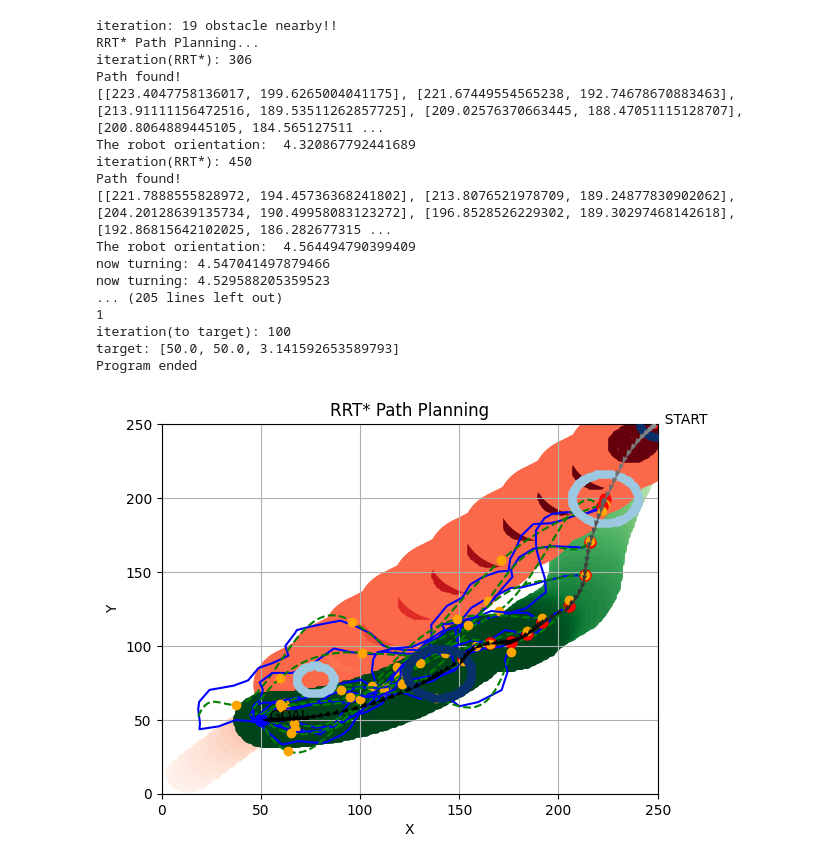
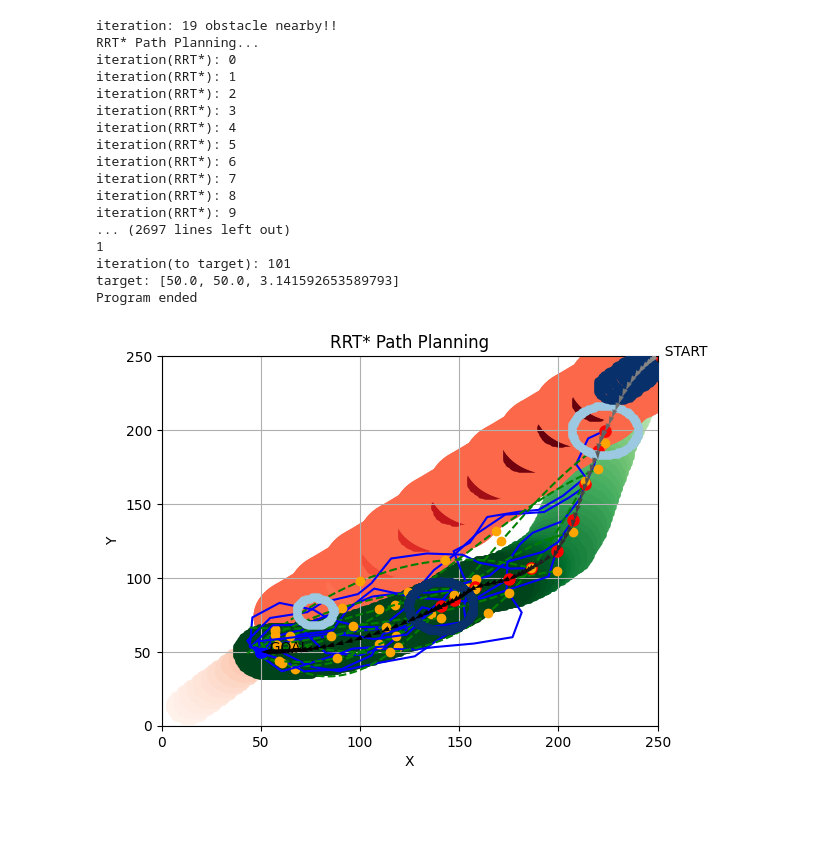
Before and after one commit to waynechu1109/Dodging-Dynamical-Obstacles-Using-Turtlebot4-Camera-Feed, a Jupyter notebook: dodge_planner.ipynb, the cells around one changed output. Saved outputs shown, nothing was run; the diff lists cells and outputs as text; code cells hidden in the pictures; blank space fills up the shorter version.

```diff
--- a/dodge_planner.ipynb
+++ b/dodge_planner.ipynb
@@ -70,6 +70,7 @@ class RRTStar:
 
     def find_path(self):
         for iteration in range(self.max_iterations):
+            print("iteration(RRT*):", iteration)
             random_node = self.generate_random_node()
             nearest_node = self.find_nearest_node(random_node)
             new_node = self.steer(nearest_node, random_node)
@@ -94,7 +95,7 @@ class RRTStar:
                     goal_node.parent = new_node
                     goal_node.cost = new_node.cost + np.sqrt((new_node.x - self.goal.x) ** 2 + (new_node.y - self.goal.y) ** 2)
                     self.node_list.append(goal_node)
-                    print("iteration(RRT*):", iteration)
+                    # print("iteration(RRT*):", iteration)
                     return self.extract_path(goal_node)
 
                 #'''
@@ -160,7 +161,7 @@ obstacle_x_velo = obstacle_velocity* np.cos(current_obstacle_position[2])
 obstacle_y_velo = obstacle_velocity* np.sin(current_obstacle_position[2])
 
 robot_radius = 17.    # cm (r)
-initial_robot_position = [249., 250., 1.25*np.pi]    # [x, y, theta]
+initial_robot_position = [249., 250., -0.75*np.pi]    # [x, y, theta]
 current_robot_position = initial_robot_position
 robot_velocity = 0.
 robot_omega = 0.
@@ -187,7 +188,7 @@ goal = (0., 0.)
 obstacle_list = []  # Format: (x, y, radius), the position after robot see it
 x_limit = (0., size)
 y_limit = (0., size)
-step_size = 5.0
+step_size = 10.0
 max_iterations = 5000
 # RRT* parameters
 
@@ -232,15 +233,15 @@ def plot_obstacle_for_RRTstar():
     # else:
     #     width = 5
     obstacle_list = []
-    width = obstacle_radius + robot_radius
+    security_width = obstacle_radius + robot_radius
 
     # create obstacle list for RRT*
-    obstacle_list.append([current_obstacle_position[0], current_obstacle_position[1], width])
-    predicted_length = 30
+    obstacle_list.append([current_obstacle_position[0], current_obstacle_position[1], security_width])
+    predicted_length = 50
     for i in range(predicted_length):
         obstacle_list_x = current_obstacle_position[0]+obstacle_x_velo*(i/sampling_freq)
         obstacle_list_y = current_obstacle_position[1]+obstacle_y_velo*(i/sampling_freq)
-        obstacle_list.append([obstacle_list_x, obstacle_list_y, width*(1-(i/predicted_length))])
+        obstacle_list.append([obstacle_list_x, obstacle_list_y, security_width*(1-(i/predicted_length))])
 
     # iteration_since_see += 1
 
@@ -420,12 +421,12 @@ while (0<current_obstacle_position[0] and current_obstacle_position[0]<size and
             while (diff_arr[2] > np.pi/6):
                 current_robot_position[2] -= np.pi/180
                 diff_arr[2] = current_robot_position[2] - smooth_theta[smooth_data_index]
-                print('now turning:', current_robot_position[2])
+                # print('now turning:', current_robot_position[2])
         elif diff_arr[2] < -np.pi/6:
             while (diff_arr[2] < -np.pi/6):
                 current_robot_position[2] += np.pi/180
                 diff_arr[2] = current_robot_position[2] - smooth_theta[smooth_data_index]
-                print('now turning:', current_robot_position[2])
+                # print('now turning:', current_robot_position[2])
 
         control_status = controller(diff_arr[0], diff_arr[1], diff_arr[2], controller_index, robot_velocity, robot_omega)
         # print(control_status)
@@ -456,43 +457,43 @@ while (0<current_obstacle_position[0] and current_obstacle_position[0]<size and
 
     # moving to next position
     move_next_position()
     plt.quiver(current_robot_position[0], current_robot_position[1],
             1*np.cos(current_robot_position[2]), 1*np.sin(current_robot_position[2]),
             scale=0.2, units='xy', zorder = 5, color=plt.cm.Greys((iteration+50)/100))
 
     # plot the area for obstacle and robot
     plot_obstacle_and_robot()
     nearby = 0
     # if iteration == 50:
     #     break
     iteration += 1
 
     # make sure the orientation if robot is between [0, 2pi]
     if current_robot_position[2] < 0:
         current_robot_position[2] += 2*np.pi
     current_robot_position[2] = current_robot_position[2]%(2*np.pi)
 
     if np.sqrt((current_robot_position[0]-target[0])**2 +
                 (current_robot_position[1]-target[1])**2) < 5. or iteration > 500:
         break
 print('target:', target)
 print("Program ended")
 # %% [output]
 iteration: 19 obstacle nearby!!
 RRT* Path Planning...
-iteration(RRT*): 306
-Path found!
-[[223.4047758136017, 199.6265004041175], [221.67449554565238, 192.74678670883463], [213.91111156472516, 189.53511262857725], [209.02576370663445, 188.47051115128707], [200.8064889445105, 184.565127511 ...
-The robot orientation:  4.320867792441689
-iteration(RRT*): 450
-Path found!
-[[221.7888555828972, 194.45736368241802], [213.8076521978709, 189.24877830902062], [204.20128639135734, 190.49958083123272], [196.8528526229302, 189.30297468142618], [192.86815642102025, 186.282677315 ...
-The robot orientation:  4.564494790399409
-now turning: 4.547041497879466
-now turning: 4.529588205359523
-... (205 lines left out)
+iteration(RRT*): 0
+iteration(RRT*): 1
+iteration(RRT*): 2
+iteration(RRT*): 3
+iteration(RRT*): 4
+iteration(RRT*): 5
+iteration(RRT*): 6
+iteration(RRT*): 7
+iteration(RRT*): 8
+iteration(RRT*): 9
+... (2697 lines left out)
 1
-iteration(to target): 100
+iteration(to target): 101
 target: [50.0, 50.0, 3.141592653589793]
 Program ended
-[figure, old version]
+[figure, new version]
```
Also changed, not shown: parts of 1 cell of this notebook.
